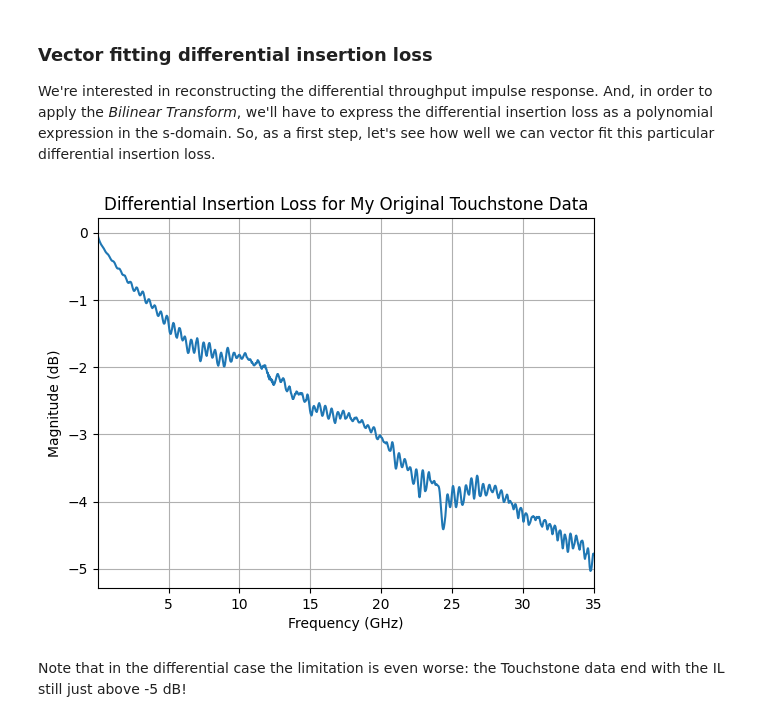
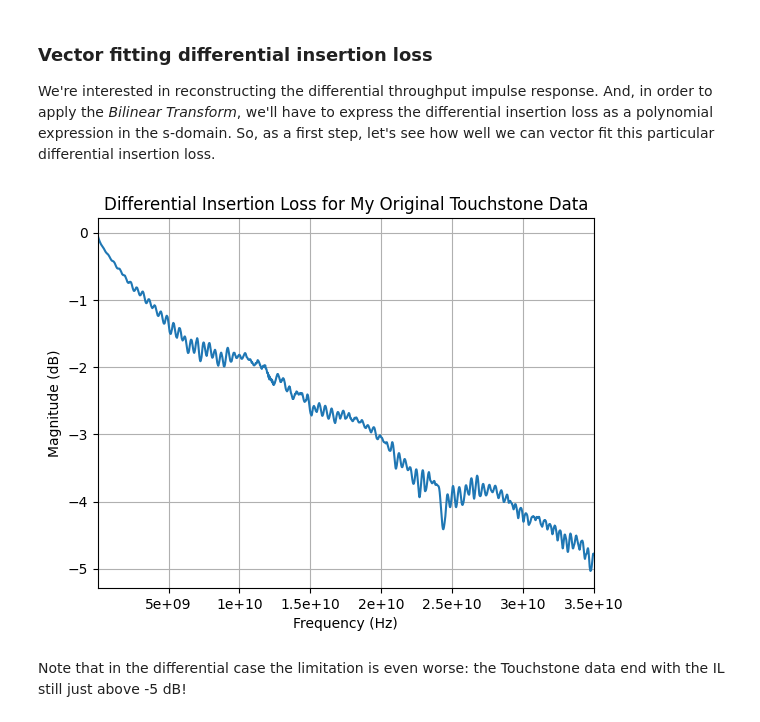
Before and after one commit to capn-freako/ImpulseResponseFromSparameters, a Jupyter notebook: ImpulseResponseFromSparams.ipynb, the cells around one changed output. Saved outputs shown, nothing was run; the diff lists cells and outputs as text; code cells hidden in the pictures.

```diff
--- a/ImpulseResponseFromSparams.ipynb
+++ b/ImpulseResponseFromSparams.ipynb
@@ -1207,14 +1207,15 @@ We're interested in reconstructing the differential throughput impulse response.
 And, in order to apply the _Bilinear Transform_, we'll have to express the differential insertion loss as a polynomial expression in the s-domain.
 So, as a first step, let's see how well we can vector fit this particular differential insertion loss.
 # %%
-from pybert.utility import sdd_21  # Misnamed; really "sdd"
-
-ntwk_dd = sdd_21(ntwk)
+ntwk_mm = ntwk.copy()
+ntwk_mm.renumber([0, 1, 2, 3], [0, 2, 1, 3])
+ntwk_mm.se2gmm(p=2)
+ntwk_dd = ntwk_mm.subnetwork([0, 1])
 ntwk_dd.s21.plot_s_db(show_legend=False)
 plt.title("Differential Insertion Loss for My Original Touchstone Data")
 plt.grid()
 # %% [output]
-[figure, old version]
+[figure, new version]
 # %% [markdown]
 Note that in the differential case the limitation is even worse: the Touchstone data end with the IL still just above -5 dB!
 # %%
```
Also changed, not shown: parts of 8 cells of this notebook.
